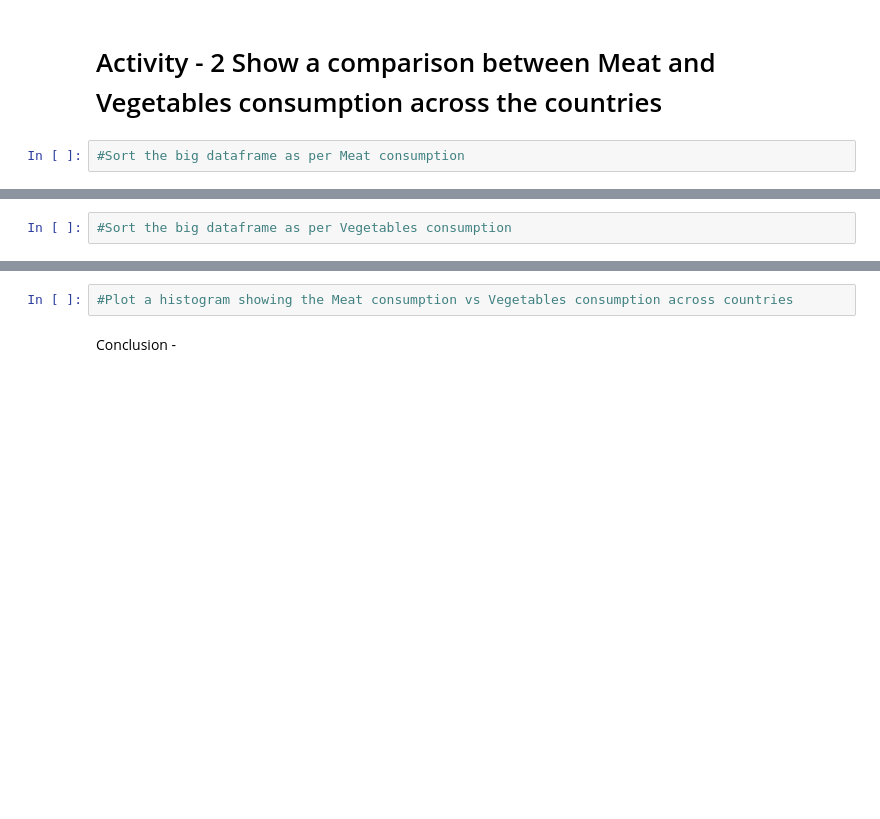
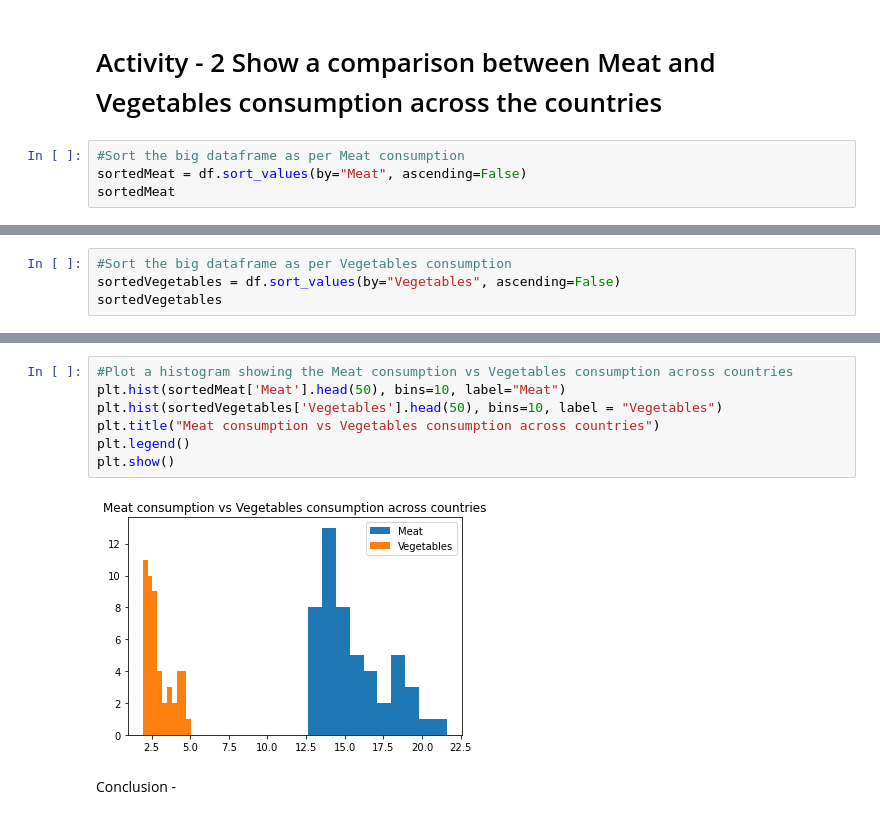
Before and after one commit to traliotube/Whitehat-Python, a Jupyter notebook: ADV-196/Project/C196-student-project.ipynb, the cells around one changed output, grey strips where cells are left out. Drawn from its saved outputs; the diff is of its cells as text; blank space fills up the shorter version.

```diff
--- a/ADV-196/Project/C196-student-project.ipynb
+++ b/ADV-196/Project/C196-student-project.ipynb
@@ -151,3 +151,5 @@ Conclusion -
 # Activity - 2 Show a comparison between Meat and Vegetables consumption across the countries
 # %%
 #Sort the big dataframe as per Meat consumption
+sortedMeat = df.sort_values(by="Meat", ascending=False)
+sortedMeat
@@ -154,2 +170,4 @@ Conclusion -
 # %%
 #Sort the big dataframe as per Vegetables consumption
+sortedVegetables = df.sort_values(by="Vegetables", ascending=False)
+sortedVegetables
@@ -156,4 +188,11 @@ Conclusion -
-# %%
-#Plot a histogram showing the Meat consumption vs Vegetables consumption across countries
+# %%
+#Plot a histogram showing the Meat consumption vs Vegetables consumption across countries
+plt.hist(sortedMeat['Meat'].head(50), bins=10, label="Meat")
+plt.hist(sortedVegetables['Vegetables'].head(50), bins=10, label = "Vegetables")
+plt.title("Meat consumption vs Vegetables consumption across countries")
+plt.legend()
+plt.show()
+# %% [output]
+[figure, added]
 # %% [markdown]
 Conclusion -
```
Also changed, not shown: parts of 2 cells of this notebook.
